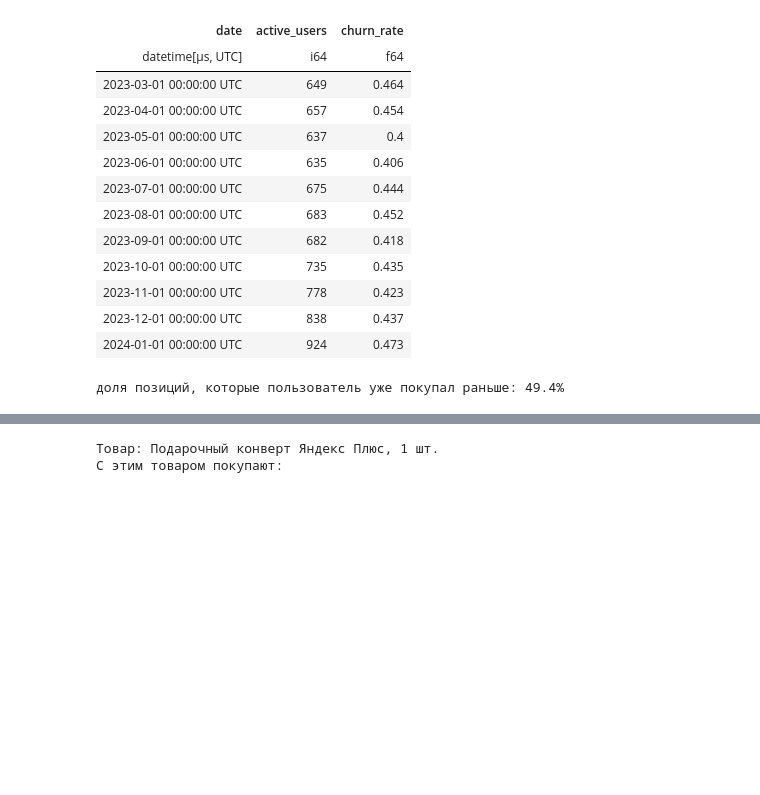
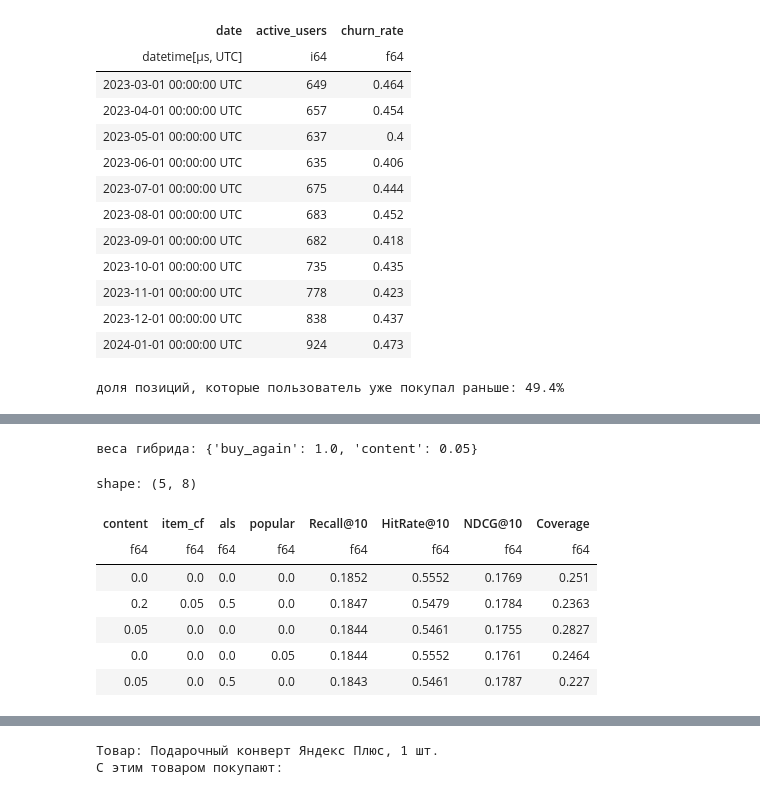
Before and after one commit to yulyaaamih/RecSys-hw, a Jupyter notebook: lavka_churn_recsys.ipynb, the cells around one changed output, grey strips where cells are left out. Drawn from its saved outputs; the diff is of its cells as text; code cells hidden in the pictures; blank space fills up the shorter version.

```diff
--- a/lavka_churn_recsys.ipynb
+++ b/lavka_churn_recsys.ipynb
@@ -323,0 +374,31 @@ hybrid_scores = sum(w * scale_rows(scores[m]) for m, w in WEIGHTS.items())
+# %%
+def scale_rows(S):
+    S = S - S.min(1, keepdims=True)
+    return S / (S.max(1, keepdims=True) + 1e-12)
+
+
+PARTS = {"content": [0, 0.05, 0.1, 0.2, 0.5], "item_cf": [0, 0.05, 0.1, 0.2, 0.5],
+         "als": [0, 0.05, 0.1, 0.2, 0.5], "popular": [0, 0.05]}
+val_scores = {m: scale_rows(MODELS[m](val)) for m in ["buy_again", *PARTS]}
+
+grid = []
+for w in itertools.product(*PARTS.values()):
+    H = val_scores["buy_again"] + sum(wi * val_scores[m] for wi, m in zip(w, PARTS))
+    grid.append({**dict(zip(PARTS, w)), **evaluate(H, val)})
+grid = pl.DataFrame(grid)
+
+best = (grid.filter(pl.col("Recall@10") >= 0.99 * grid["Recall@10"].max())
+        .sort("Coverage", descending=True).row(0, named=True))
+WEIGHTS = {"buy_again": 1.0, **{m: best[m] for m in PARTS if best[m] > 0}}
+print("веса гибрида:", WEIGHTS)
+grid.sort("Recall@10", descending=True).head(5).with_columns(pl.selectors.float().round(4))
+# %% [output]
+веса гибрида: {'buy_again': 1.0, 'content': 0.05}
+shape: (5, 8)
+| content | item_cf | als | popular | Recall@10 | HitRate@10 | NDCG@10 | Coverage |
+| f64 | f64 | f64 | f64 | f64 | f64 | f64 | f64 |
+| 0.0 | 0.0 | 0.0 | 0.0 | 0.1852 | 0.5552 | 0.1769 | 0.251 |
+| 0.2 | 0.05 | 0.5 | 0.0 | 0.1847 | 0.5479 | 0.1784 | 0.2363 |
+| 0.05 | 0.0 | 0.0 | 0.0 | 0.1844 | 0.5461 | 0.1755 | 0.2827 |
+| 0.0 | 0.0 | 0.0 | 0.05 | 0.1844 | 0.5552 | 0.1761 | 0.2464 |
+| 0.05 | 0.0 | 0.5 | 0.0 | 0.1843 | 0.5461 | 0.1787 | 0.227 |
```
Also changed, not shown: parts of 32 cells of this notebook, 3 other files.
